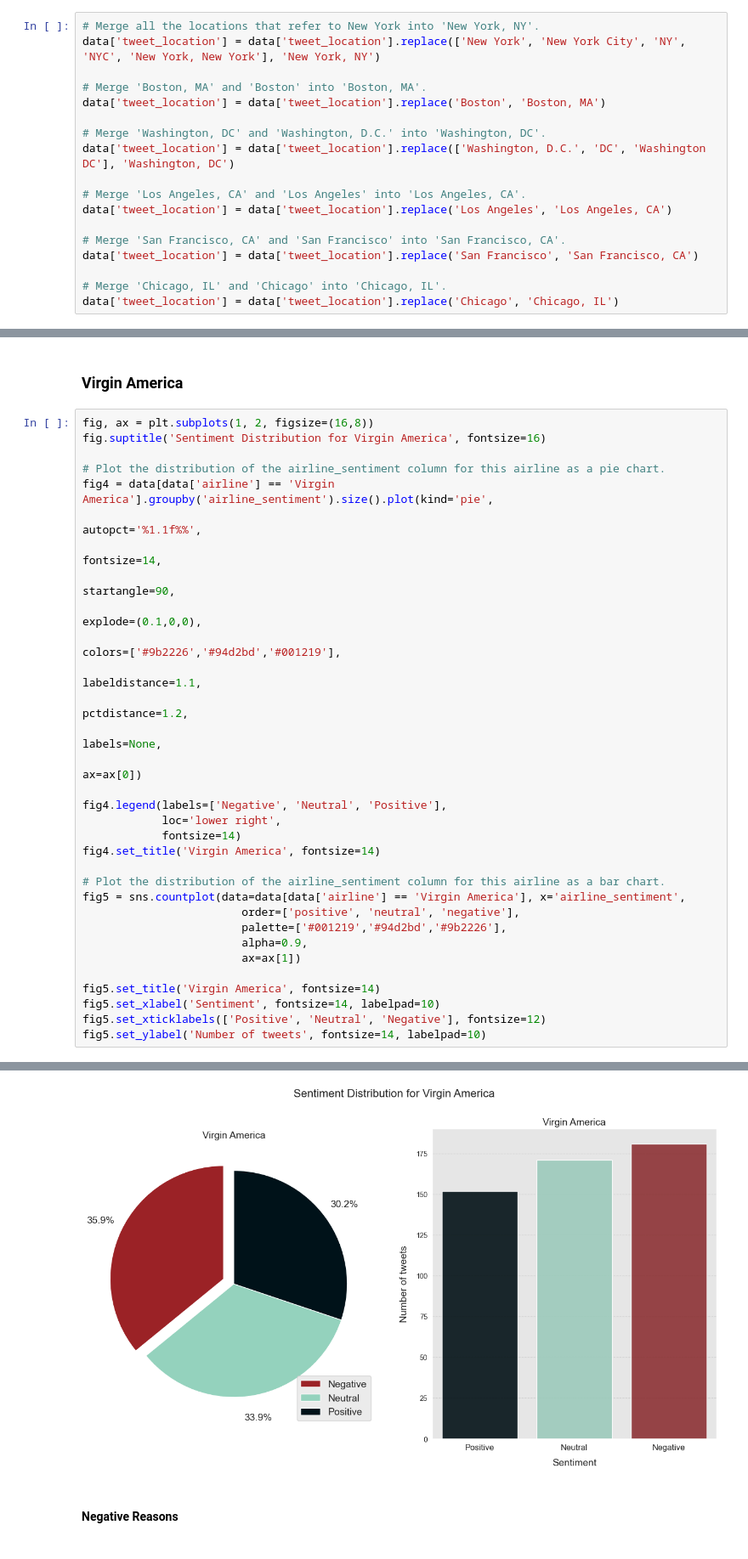
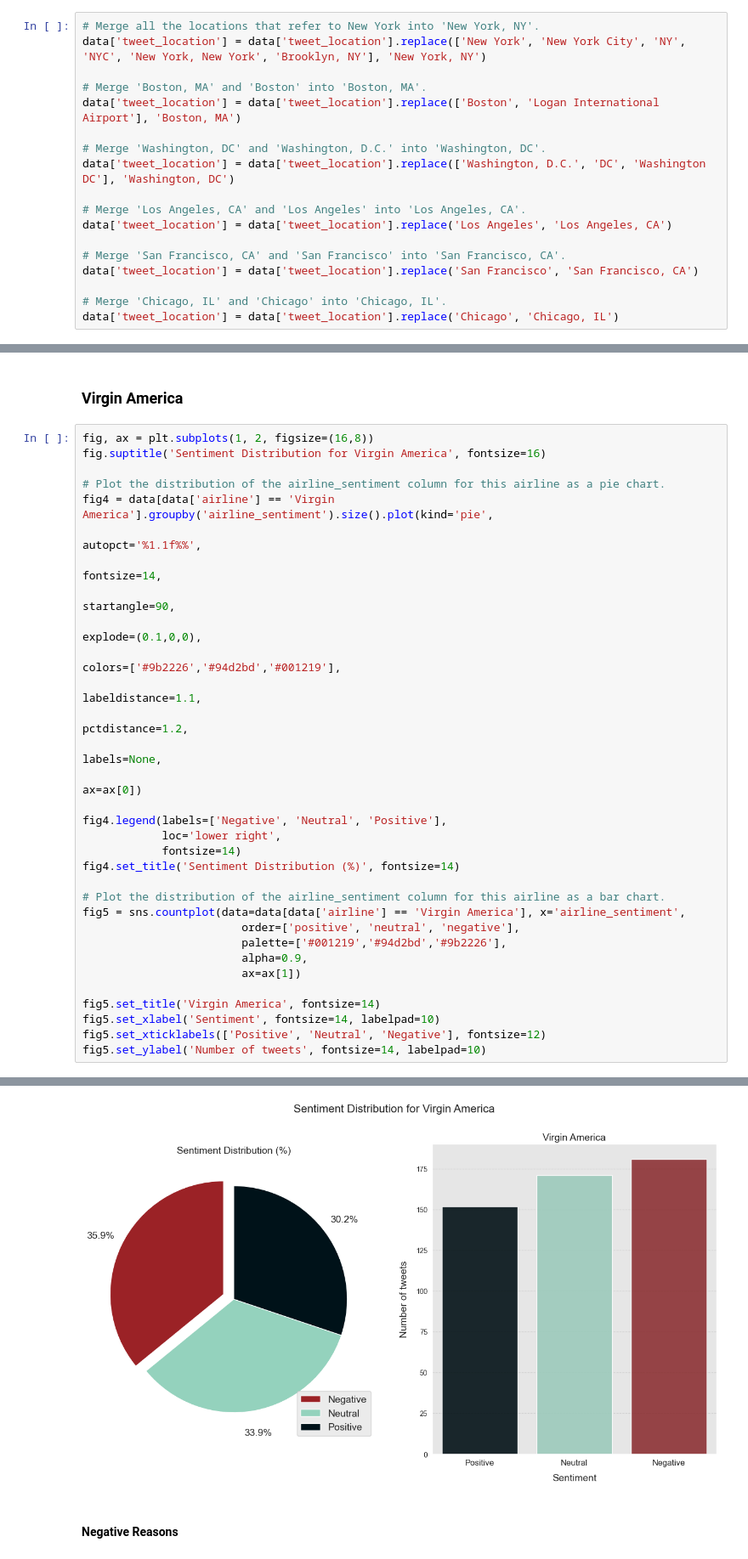
Before and after one commit to scuellaralmagro/airline-sentiment-analysis, a Jupyter notebook: tweets_EDA.ipynb, the cells around one changed output, grey strips where cells are left out. Shown at 85% size. Drawn from its saved outputs; the diff is of its cells as text.

```diff
--- a/tweets_EDA.ipynb
+++ b/tweets_EDA.ipynb
@@ -346,10 +346,10 @@ We will be merging the locations tags that point to the same location. These are
 - 'Chicago, IL' and 'Chicago' will be merged into 'Chicago, IL'.
 # %%
 # Merge all the locations that refer to New York into 'New York, NY'.
-data['tweet_location'] = data['tweet_location'].replace(['New York', 'New York City', 'NY', 'NYC', 'New York, New York'], 'New York, NY')
+data['tweet_location'] = data['tweet_location'].replace(['New York', 'New York City', 'NY', 'NYC', 'New York, New York', 'Brooklyn, NY'], 'New York, NY')
 
 # Merge 'Boston, MA' and 'Boston' into 'Boston, MA'.
-data['tweet_location'] = data['tweet_location'].replace('Boston', 'Boston, MA')
+data['tweet_location'] = data['tweet_location'].replace(['Boston', 'Logan International Airport'], 'Boston, MA')
 
 # Merge 'Washington, DC' and 'Washington, D.C.' into 'Washington, DC'.
 data['tweet_location'] = data['tweet_location'].replace(['Washington, D.C.', 'DC', 'Washington DC'], 'Washington, DC')
@@ -490,35 +490,35 @@ fig.suptitle('Sentiment Distribution for Virgin America', fontsize=16)
 
 # Plot the distribution of the airline_sentiment column for this airline as a pie chart.
 fig4 = data[data['airline'] == 'Virgin America'].groupby('airline_sentiment').size().plot(kind='pie',
                                                                                             autopct='%1.1f%%',
                                                                                             fontsize=14,
                                                                                             startangle=90,
                                                                                             explode=(0.1,0,0),
                                                                                             colors=['#9b2226','#94d2bd','#001219'],
                                                                                             labeldistance=1.1,
                                                                                             pctdistance=1.2,
                                                                                             labels=None,
                                                                                             ax=ax[0])
 
 fig4.legend(labels=['Negative', 'Neutral', 'Positive'],
             loc='lower right',
             fontsize=14)
-fig4.set_title('Virgin America', fontsize=14)
+fig4.set_title('Sentiment Distribution (%)', fontsize=14)
 
 # Plot the distribution of the airline_sentiment column for this airline as a bar chart.
 fig5 = sns.countplot(data=data[data['airline'] == 'Virgin America'], x='airline_sentiment',
                         order=['positive', 'neutral', 'negative'],
                         palette=['#001219','#94d2bd','#9b2226'],
                         alpha=0.9,
                         ax=ax[1])
 
 fig5.set_title('Virgin America', fontsize=14)
 fig5.set_xlabel('Sentiment', fontsize=14, labelpad=10)
 fig5.set_xticklabels(['Positive', 'Neutral', 'Negative'], fontsize=12)
 fig5.set_ylabel('Number of tweets', fontsize=14, labelpad=10)
 # %% [output]
 Text(0, 0.5, 'Number of tweets')
-[figure, old version]
+[figure, new version]
 # %% [markdown]
 #### Negative Reasons
 # %%
```
Also changed, not shown: parts of 32 cells of this notebook.
